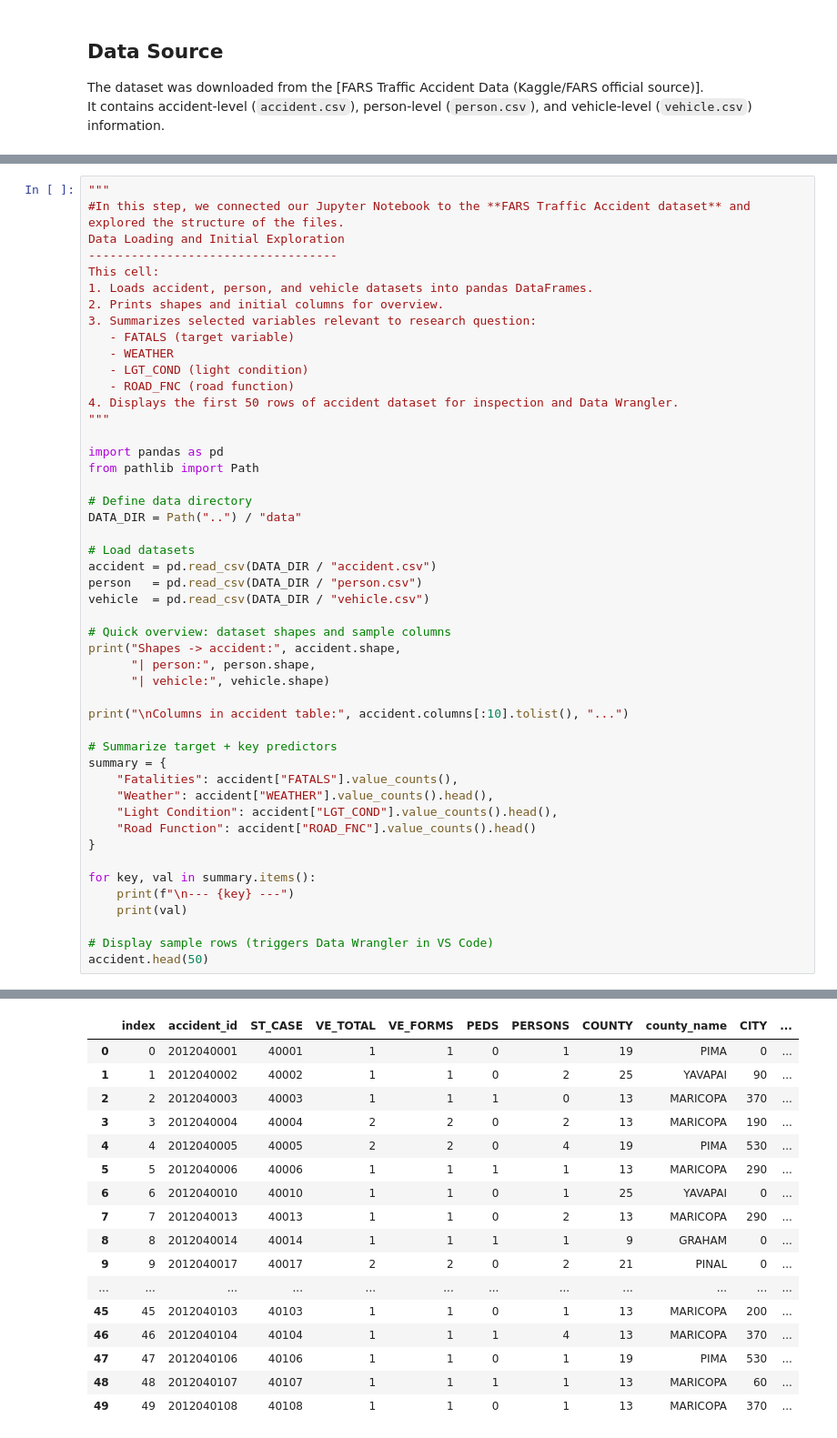
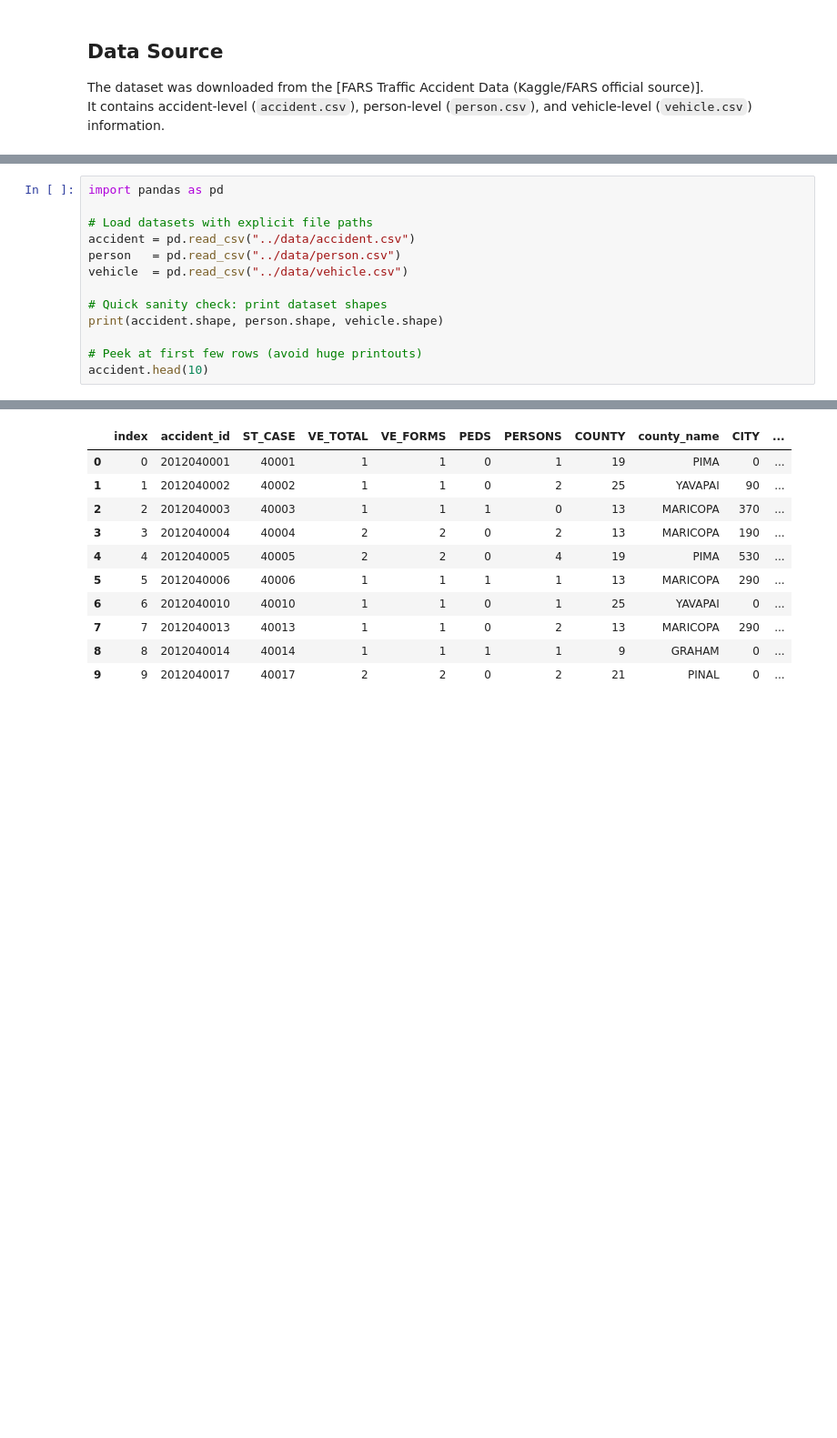
Before and after one commit to Sabrina1911/WorkshopAnalysis_01, a Jupyter notebook: notebooks/01_trafficcollision.ipynb, the cells around one changed output, grey strips where cells are left out. Shown: that part at 91% size. Cells and saved outputs as stored; diff of their text form; blank space fills up the shorter version.

Commit message:
Updated README, modified 01_trafficcollision, and added 02_quickview notebook

```diff
--- a/notebooks/01_trafficcollision.ipynb
+++ b/notebooks/01_trafficcollision.ipynb
@@ -43,49 +39,14 @@ Finally, we display the first 50 rows of the accident dataset to preview the str
 # %%
-"""
-#In this step, we connected our Jupyter Notebook to the **FARS Traffic Accident dataset** and explored the structure of the files.
-Data Loading and Initial Exploration
------------------------------------
-This cell:
-1. Loads accident, person, and vehicle datasets into pandas DataFrames.
-2. Prints shapes and initial columns for overview.
-3. Summarizes selected variables relevant to research question:
-   - FATALS (target variable)
-   - WEATHER
-   - LGT_COND (light condition)
-   - ROAD_FNC (road function)
-4. Displays the first 50 rows of accident dataset for inspection and Data Wrangler.
-"""
+import pandas as pd
 
-import pandas as pd
-from pathlib import Path
+# Load datasets with explicit file paths
+accident = pd.read_csv("../data/accident.csv")
+person   = pd.read_csv("../data/person.csv")
+vehicle  = pd.read_csv("../data/vehicle.csv")
 
-# Define data directory
-DATA_DIR = Path("..") / "data"
+# Quick sanity check: print dataset shapes
+print(accident.shape, person.shape, vehicle.shape)
 
-# Load datasets
-accident = pd.read_csv(DATA_DIR / "accident.csv")
-person   = pd.read_csv(DATA_DIR / "person.csv")
-vehicle  = pd.read_csv(DATA_DIR / "vehicle.csv")
-
-# Quick overview: dataset shapes and sample columns
-print("Shapes -> accident:", accident.shape,
-      "| person:", person.shape,
-      "| vehicle:", vehicle.shape)
-
-print("\nColumns in accident table:", accident.columns[:10].tolist(), "...")
-
-# Summarize target + key predictors
-summary = {
-    "Fatalities": accident["FATALS"].value_counts(),
-    "Weather": accident["WEATHER"].value_counts().head(),
-    "Light Condition": accident["LGT_COND"].value_counts().head(),
-    "Road Function": accident["ROAD_FNC"].value_counts().head()
-}
-
-for key, val in summary.items():
-    print(f"\n--- {key} ---")
-    print(val)
-
-# Display sample rows (triggers Data Wrangler in VS Code)
-accident.head(50)
+# Peek at first few rows (avoid huge printouts)
+accident.head(10)
 # %% [output]
@@ -109,17 +54,11 @@ Name: count, dtype: int64
 |  | index | accident_id | ST_CASE | VE_TOTAL | VE_FORMS | PEDS | PERSONS | COUNTY | county_name | CITY | ... |
 | 0 | 0 | 2012040001 | 40001 | 1 | 1 | 0 | 1 | 19 | PIMA | 0 | ... |
 | 1 | 1 | 2012040002 | 40002 | 1 | 1 | 0 | 2 | 25 | YAVAPAI | 90 | ... |
 | 2 | 2 | 2012040003 | 40003 | 1 | 1 | 1 | 0 | 13 | MARICOPA | 370 | ... |
 | 3 | 3 | 2012040004 | 40004 | 2 | 2 | 0 | 2 | 13 | MARICOPA | 190 | ... |
 | 4 | 4 | 2012040005 | 40005 | 2 | 2 | 0 | 4 | 19 | PIMA | 530 | ... |
 | 5 | 5 | 2012040006 | 40006 | 1 | 1 | 1 | 1 | 13 | MARICOPA | 290 | ... |
 | 6 | 6 | 2012040010 | 40010 | 1 | 1 | 0 | 1 | 25 | YAVAPAI | 0 | ... |
 | 7 | 7 | 2012040013 | 40013 | 1 | 1 | 0 | 2 | 13 | MARICOPA | 290 | ... |
 | 8 | 8 | 2012040014 | 40014 | 1 | 1 | 1 | 1 | 9 | GRAHAM | 0 | ... |
 | 9 | 9 | 2012040017 | 40017 | 2 | 2 | 0 | 2 | 21 | PINAL | 0 | ... |
-| ... | ... | ... | ... | ... | ... | ... | ... | ... | ... | ... | ... |
-| 45 | 45 | 2012040103 | 40103 | 1 | 1 | 0 | 1 | 13 | MARICOPA | 200 | ... |
-| 46 | 46 | 2012040104 | 40104 | 1 | 1 | 1 | 4 | 13 | MARICOPA | 370 | ... |
-| 47 | 47 | 2012040106 | 40106 | 1 | 1 | 0 | 1 | 19 | PIMA | 530 | ... |
-| 48 | 48 | 2012040107 | 40107 | 1 | 1 | 1 | 1 | 13 | MARICOPA | 60 | ... |
-| 49 | 49 | 2012040108 | 40108 | 1 | 1 | 0 | 1 | 13 | MARICOPA | 370 | ... |
```
Also changed, not shown: parts of 4 cells of this notebook, 2 other files.
